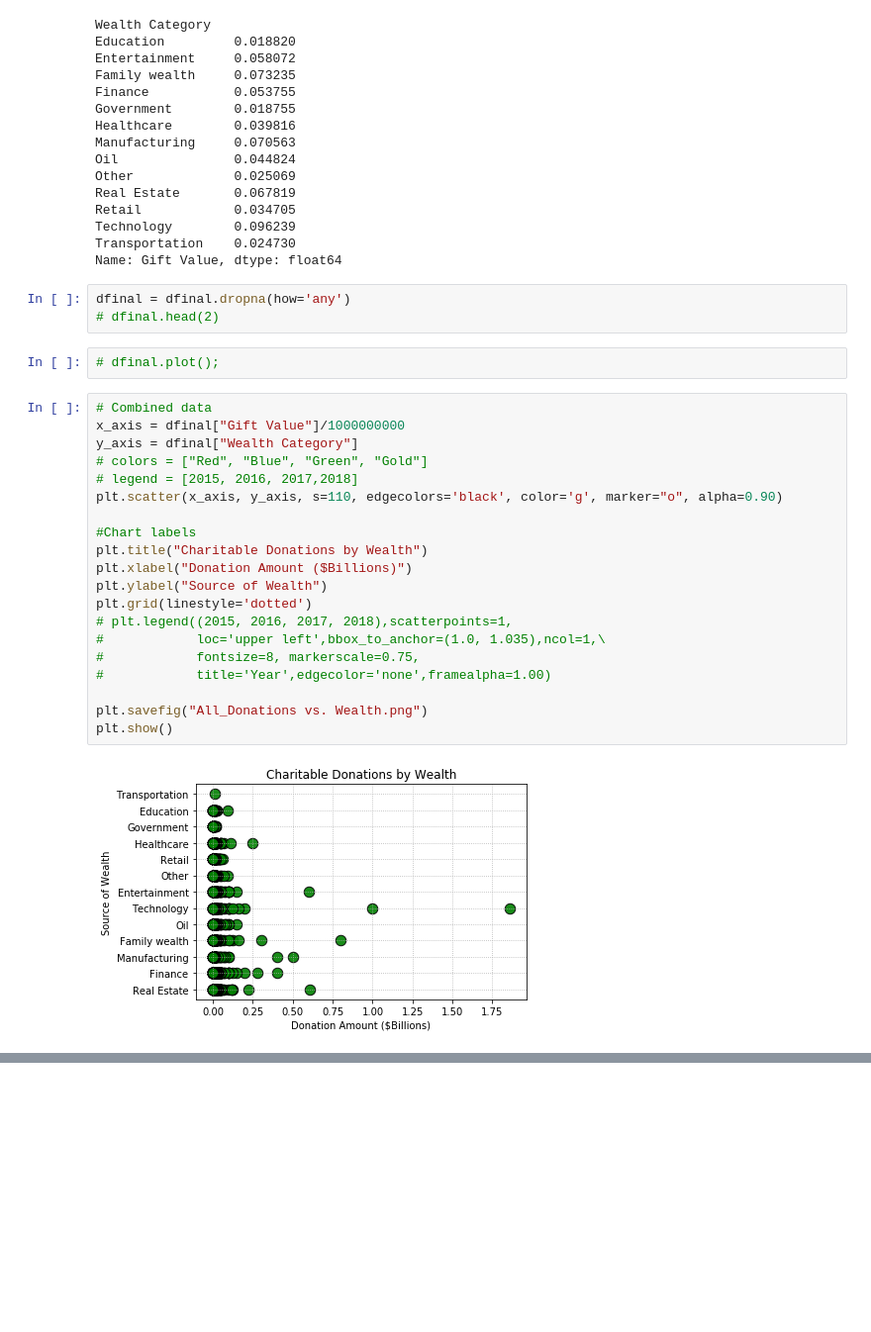
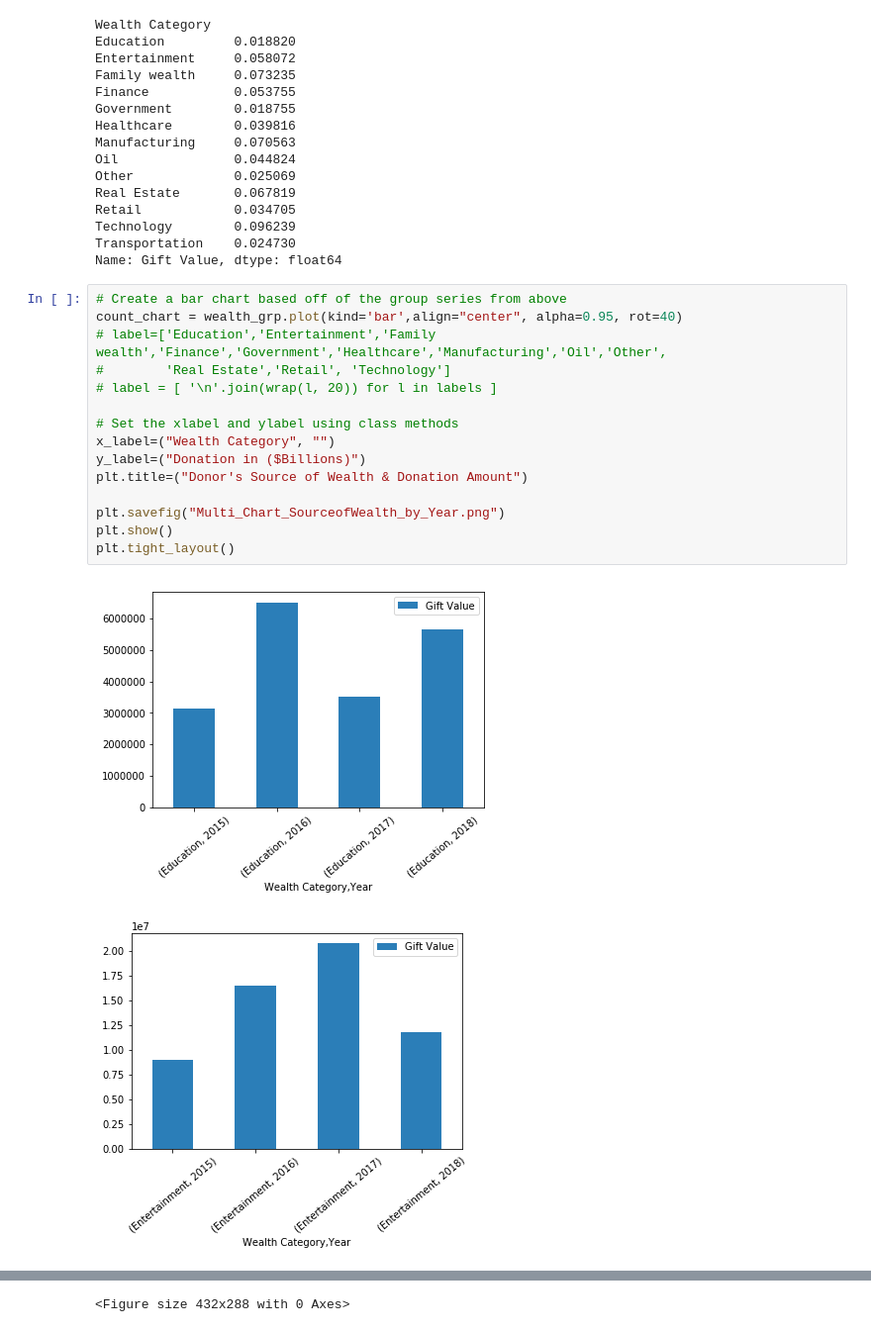
Before and after one commit to kjwunderlich/project-one---sphinx, a Jupyter notebook: Philanthropy_Data_Analysis.ipynb, the cells around one changed output, grey strips where cells are left out. Shown at 99% size. Drawn from its saved outputs; the diff is of its cells as text; blank space fills up the shorter version.

```diff
--- a/Philanthropy_Data_Analysis.ipynb
+++ b/Philanthropy_Data_Analysis.ipynb
@@ -184,30 +193,21 @@ Retail            0.034705
 Technology        0.096239
 Transportation    0.024730
 Name: Gift Value, dtype: float64
-# %%
-dfinal = dfinal.dropna(how='any')
-# dfinal.head(2)
-# %%
-# dfinal.plot();
-# %%
-# Combined data
-x_axis = dfinal["Gift Value"]/1000000000
-y_axis = dfinal["Wealth Category"]
-# colors = ["Red", "Blue", "Green", "Gold"]
-# legend = [2015, 2016, 2017,2018]
-plt.scatter(x_axis, y_axis, s=110, edgecolors='black', color='g', marker="o", alpha=0.90)
-
-#Chart labels
-plt.title("Charitable Donations by Wealth")
-plt.xlabel("Donation Amount ($Billions)")
-plt.ylabel("Source of Wealth")
-plt.grid(linestyle='dotted')
-# plt.legend((2015, 2016, 2017, 2018),scatterpoints=1,
-#            loc='upper left',bbox_to_anchor=(1.0, 1.035),ncol=1,\
-#            fontsize=8, markerscale=0.75,
-#            title='Year',edgecolor='none',framealpha=1.00)
-
-plt.savefig("All_Donations vs. Wealth.png")
-plt.show()
-# %% [output]
-[figure, removed]
+# %%
+# Create a bar chart based off of the group series from above
+count_chart = wealth_grp.plot(kind='bar',align="center", alpha=0.95, rot=40)
+# label=['Education','Entertainment','Family wealth','Finance','Government','Healthcare','Manufacturing','Oil','Other',
+#        'Real Estate','Retail', 'Technology']
+# label = [ '\n'.join(wrap(l, 20)) for l in labels ]
+
+# Set the xlabel and ylabel using class methods
+x_label=("Wealth Category", "")
+y_label=("Donation in ($Billions)")
+plt.title=("Donor's Source of Wealth & Donation Amount")
+
+plt.savefig("Multi_Chart_SourceofWealth_by_Year.png")
+plt.show()
+plt.tight_layout()
+# %% [output]
+[figure, added]
+[figure, added]
@@ -214,2 +225,3 @@ plt.show()
+<Figure size 432x288 with 0 Axes>
 # %%
 # Create a bar chart based off of the group series from above
```
Also changed, not shown: parts of 14 cells of this notebook, 2 other files.
